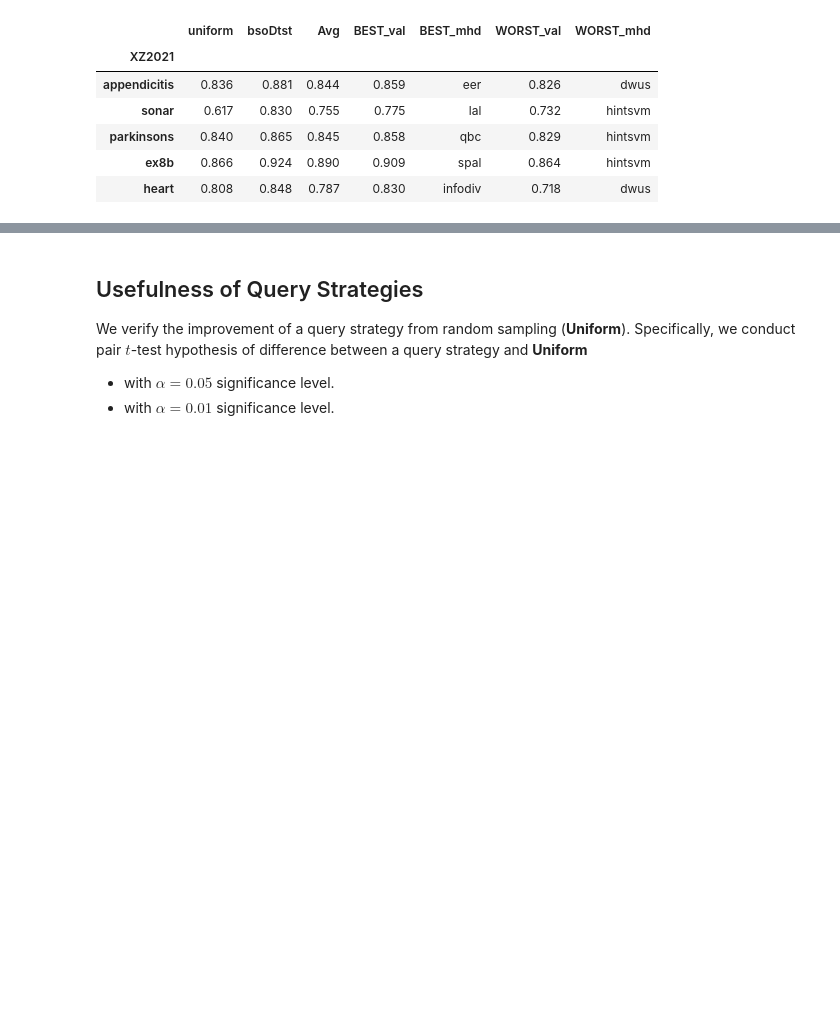
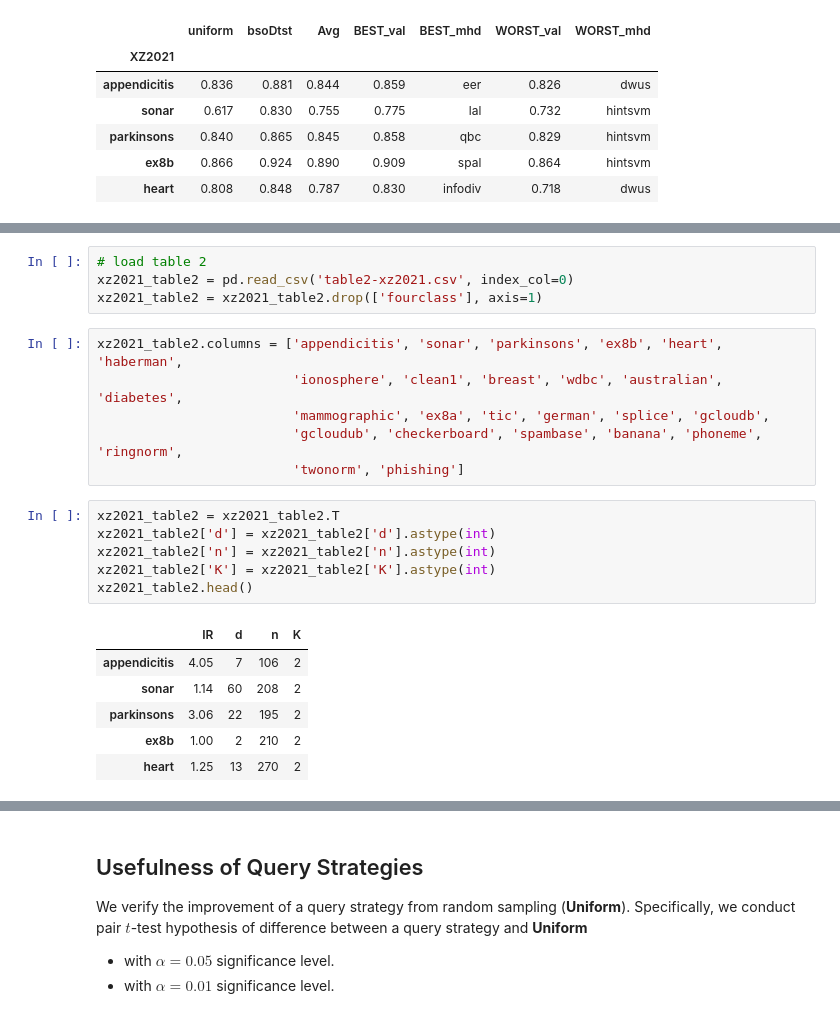
Before and after one commit to ariapoy/active-learning-benchmark, a Jupyter notebook: results/analysis.ipynb, the cells around one changed output, grey strips where cells are left out. Saved outputs shown, nothing was run; the diff lists cells and outputs as text; blank space fills up the shorter version.

```diff
--- a/results/analysis.ipynb
+++ b/results/analysis.ipynb
@@ -371,0 +510,23 @@ report2.to_latex('./aubc/output/table2-table3.tex',
+# %%
+# load table 2
+xz2021_table2 = pd.read_csv('table2-xz2021.csv', index_col=0)
+xz2021_table2 = xz2021_table2.drop(['fourclass'], axis=1)
+# %%
+xz2021_table2.columns = ['appendicitis', 'sonar', 'parkinsons', 'ex8b', 'heart', 'haberman',
+                         'ionosphere', 'clean1', 'breast', 'wdbc', 'australian', 'diabetes',
+                         'mammographic', 'ex8a', 'tic', 'german', 'splice', 'gcloudb',
+                         'gcloudub', 'checkerboard', 'spambase', 'banana', 'phoneme', 'ringnorm',
+                         'twonorm', 'phishing']
+# %%
+xz2021_table2 = xz2021_table2.T
+xz2021_table2['d'] = xz2021_table2['d'].astype(int)
+xz2021_table2['n'] = xz2021_table2['n'].astype(int)
+xz2021_table2['K'] = xz2021_table2['K'].astype(int)
+xz2021_table2.head()
+# %% [output]
+|  | IR | d | n | K |
+| appendicitis | 4.05 | 7 | 106 | 2 |
+| sonar | 1.14 | 60 | 208 | 2 |
+| parkinsons | 3.06 | 22 | 195 | 2 |
+| ex8b | 1.00 | 2 | 210 | 2 |
+| heart | 1.25 | 13 | 270 | 2 |
```
Also changed, not shown: parts of 46 cells of this notebook, 2 other files.
